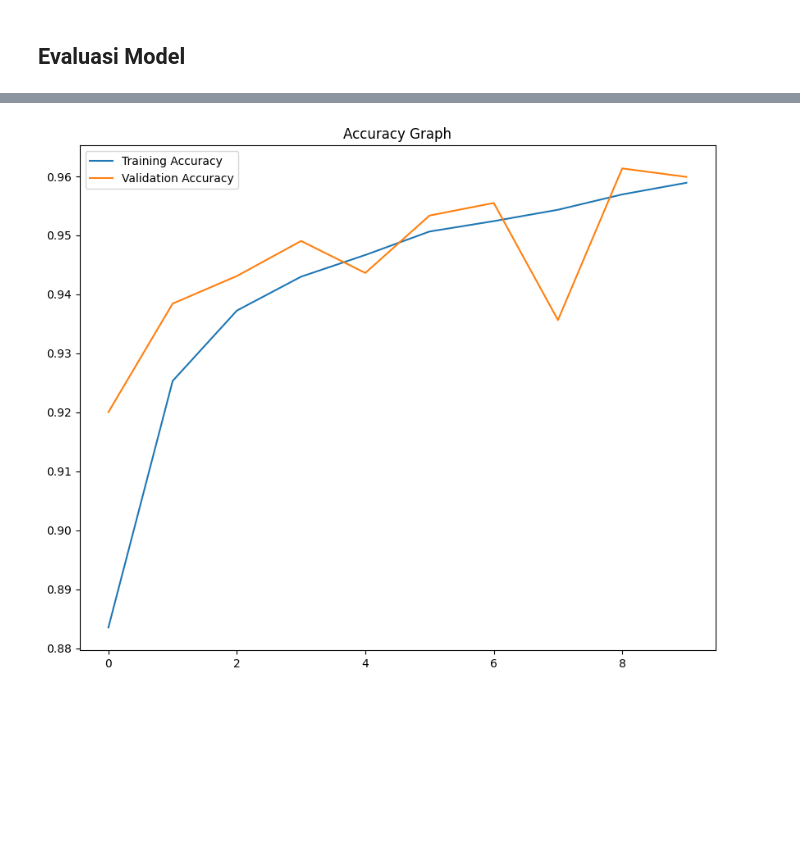
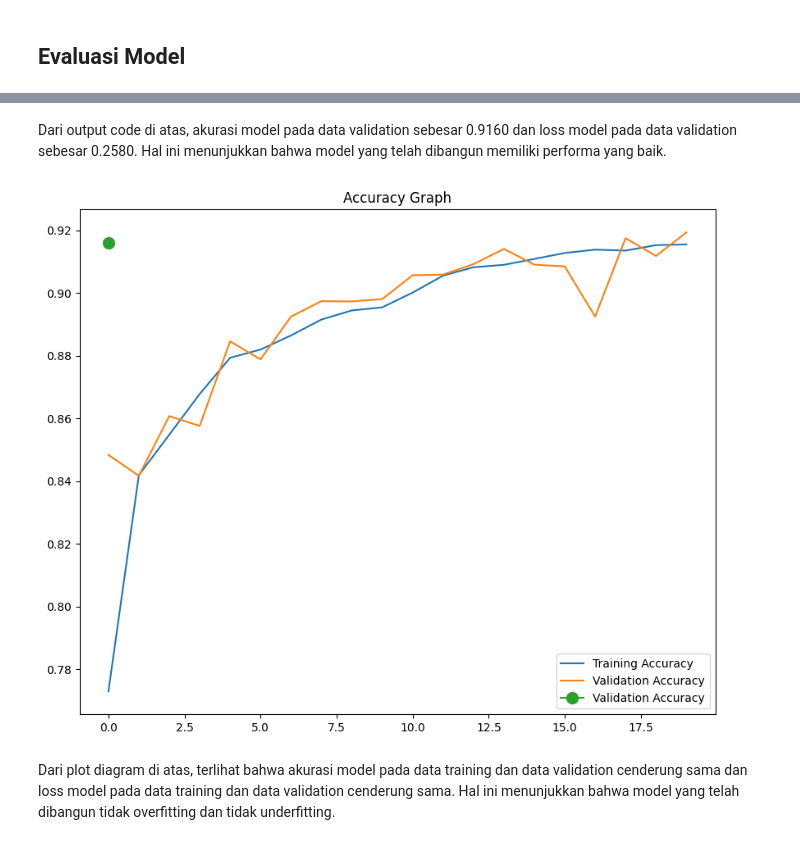
Before and after one commit to mausneg/Customer-Churn-Classification, a Jupyter notebook: submission.ipynb, the cells around one changed output, grey strips where cells are left out. Cells and saved outputs as stored; diff of their text form; code cells hidden in the pictures; blank space fills up the shorter version.

```diff
--- a/submission.ipynb
+++ b/submission.ipynb
@@ -173,4 +197,5 @@ df_churn
 # %%
-X_train, X_test, y_train, y_test = train_test_split(df_churn.drop(columns=['Churn']), df_churn['Churn'], test_size = 0.1, random_state = 42)
-X_train.shape, X_test.shape, y_train.shape, y_test.shape
+X_train, X_test, y_train, y_test = train_test_split(df_churn.drop(columns=['Churn']), df_churn['Churn'], test_size = 0.2, random_state = 42)
+X_val, X_test, y_val, y_test = train_test_split(X_test, y_test, test_size = 0.5, random_state = 42)
+X_train.shape, X_test.shape, X_val.shape,y_train.shape, y_test.shape, y_val.shape
 # %% [output]
@@ -180,9 +207,8 @@ X_train.shape, X_test.shape, y_train.shape, y_test.shape
 # %%
 model = tf.keras.Sequential([
-    tf.keras.layers.Dense(64, activation='relu'),
-    tf.keras.layers.Dense(32, activation='relu'),
+    tf.keras.layers.Dense(1024,activation='relu'),
+    tf.keras.layers.Dense(512, activation='relu'),
     tf.keras.layers.Dense(1, activation='sigmoid')
 ])
 
 model.compile(loss='binary_crossentropy', optimizer='adam', metrics=['accuracy'])
-history = model.fit(X_train, y_train, epochs=10, verbose=2, batch_size=256, validation_data=(X_test, y_test))
@@ -209,0 +219,2 @@ Epoch 10/10
+# %%
+history = model.fit(X_train, y_train, epochs=20, verbose=2, batch_size=512, validation_data=(X_test, y_test))
@@ -211,0 +245,2 @@ Epoch 10/10
+# %%
+val_loss, val_accuracy = model.evaluate(X_val, y_val, batch_size=512)
@@ -212,9 +249,14 @@ Epoch 10/10
+# %% [markdown]
+Dari output code di atas, akurasi model pada data validation sebesar 0.9160 dan loss model pada data validation sebesar 0.2580. Hal ini menunjukkan bahwa model yang telah dibangun memiliki performa yang baik.
 # %%
 plt.figure(figsize=(10, 8))
 plt.plot(history.history['accuracy'], label='Training Accuracy')
 plt.plot(history.history['val_accuracy'], label='Validation Accuracy')
+plt.plot(val_accuracy, label='Validation Accuracy', marker='o', markersize=10)
 plt.legend()
 plt.title('Accuracy Graph')
 plt.show()
 # %% [output]
-[figure, old version]
+[figure, new version]
+# %% [markdown]
+Dari plot diagram di atas, terlihat bahwa akurasi model pada data training dan data validation cenderung sama dan loss model pada data training dan data validation cenderung sama. Hal ini menunjukkan bahwa model yang telah dibangun tidak overfitting dan tidak underfitting.
```
Also changed, not shown: parts of 35 cells of this notebook, 1 other file.
